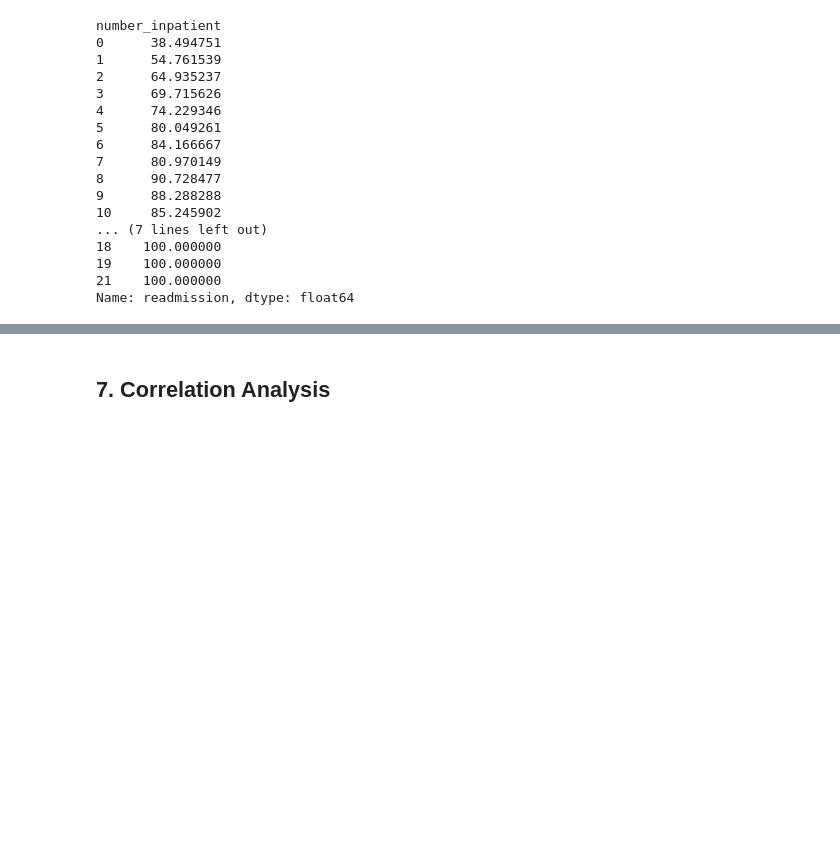
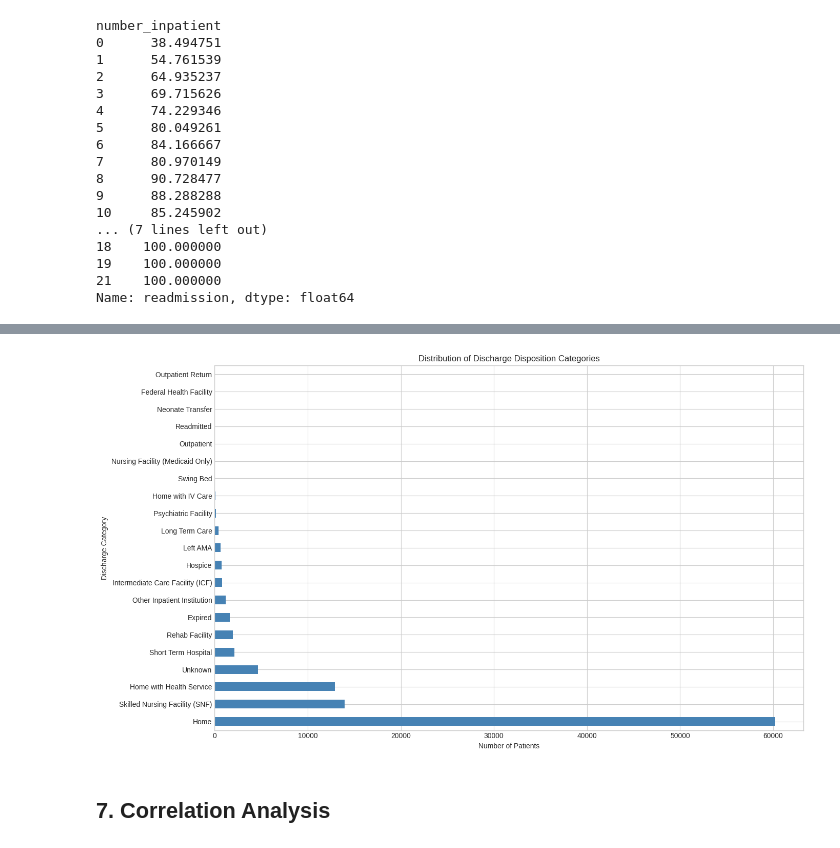
Before and after one commit to Shridhar7-8/Data-Visualization-Project, a Jupyter notebook: notebooks/01_data_exploration.ipynb, the cells around one changed output, grey strips where cells are left out. Cells and saved outputs as stored; diff of their text form; code cells hidden in the pictures; blank space fills up the shorter version.

```diff
--- a/notebooks/01_data_exploration.ipynb
+++ b/notebooks/01_data_exploration.ipynb
@@ -603,3 +625,49 @@ Name: readmission, dtype: float64
+# %%
+discharge_mapping = {
+    1: 'Home',
+    2: 'Short Term Hospital',
+    3: 'Skilled Nursing Facility (SNF)',
+    4: 'Intermediate Care Facility (ICF)',
+    5: 'Other Inpatient Institution',
+    6: 'Home with Health Service',
+    7: 'Left AMA',
+    8: 'Home with IV Care',
+    9: 'Readmitted',
+    10: 'Neonate Transfer',
+    11: 'Expired',
+    12: 'Outpatient Return',
+    13: 'Hospice',
+    14: 'Hospice',
+    15: 'Swing Bed',
+    16: 'Outpatient',
+    17: 'Outpatient',
+    18: 'Unknown',
+    19: 'Expired',
+    20: 'Expired',
+    21: 'Expired',
+    22: 'Rehab Facility',
+    23: 'Long Term Care',
+    24: 'Nursing Facility (Medicaid Only)',
+    25: 'Unknown',
+    26: 'Unknown',
+    27: 'Federal Health Facility',
+    28: 'Psychiatric Facility',
+    29: 'Critical Access Hospital',
+    30: 'Other Institution'
+}
+# Map the discharge disposition to grouped categories
+data['discharge_group'] = data['discharge_disposition_id'].map(discharge_mapping)
+
+# Plot a bar chart
+plt.figure(figsize=(14, 8))
+data['discharge_group'].value_counts().plot(kind='barh', color='steelblue')
+plt.title('Distribution of Discharge Disposition Categories')
+plt.xlabel('Number of Patients')
+plt.ylabel('Discharge Category')
+plt.tight_layout()
+plt.show()
+# %% [output]
+[figure, added]
 # %% [markdown]
 ## 7. Correlation Analysis
 # %%
```
Also changed, not shown: parts of 3 cells of this notebook.
